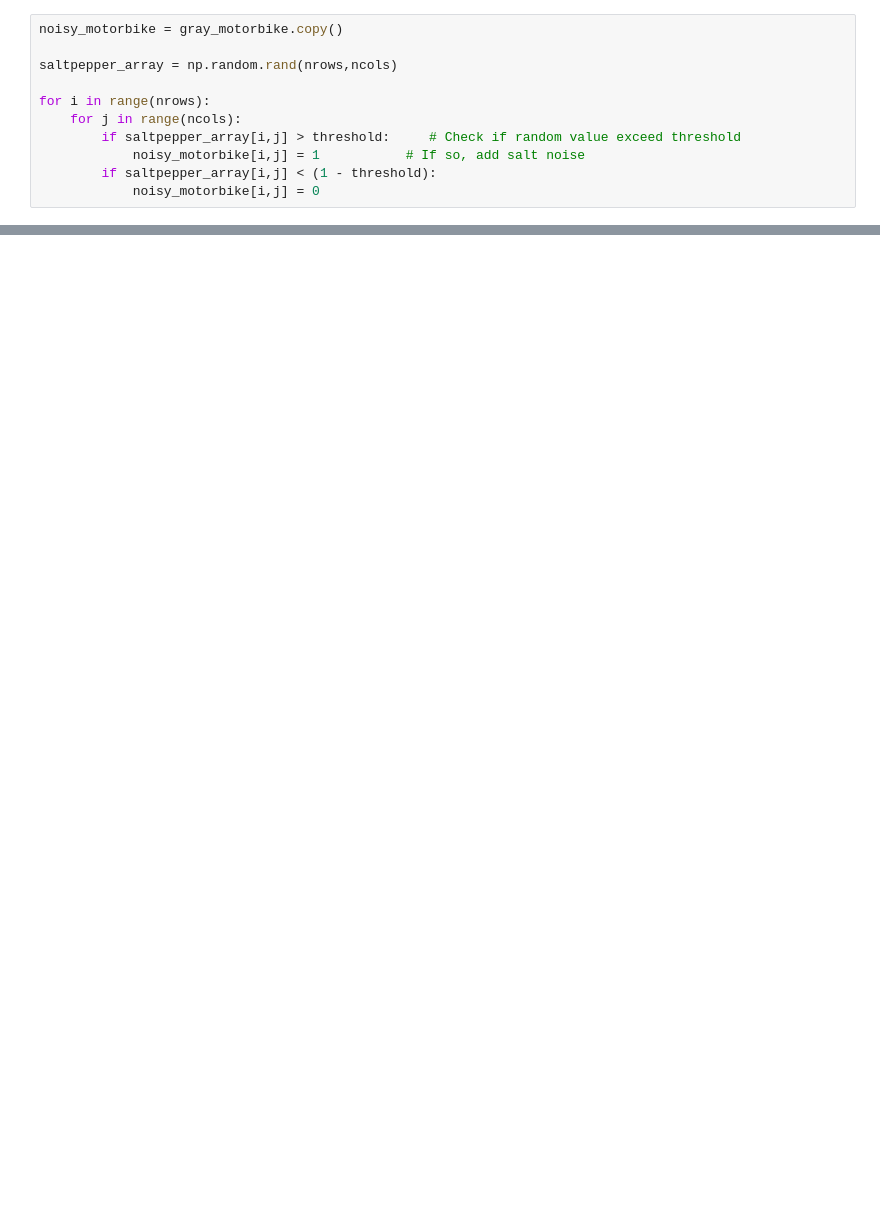
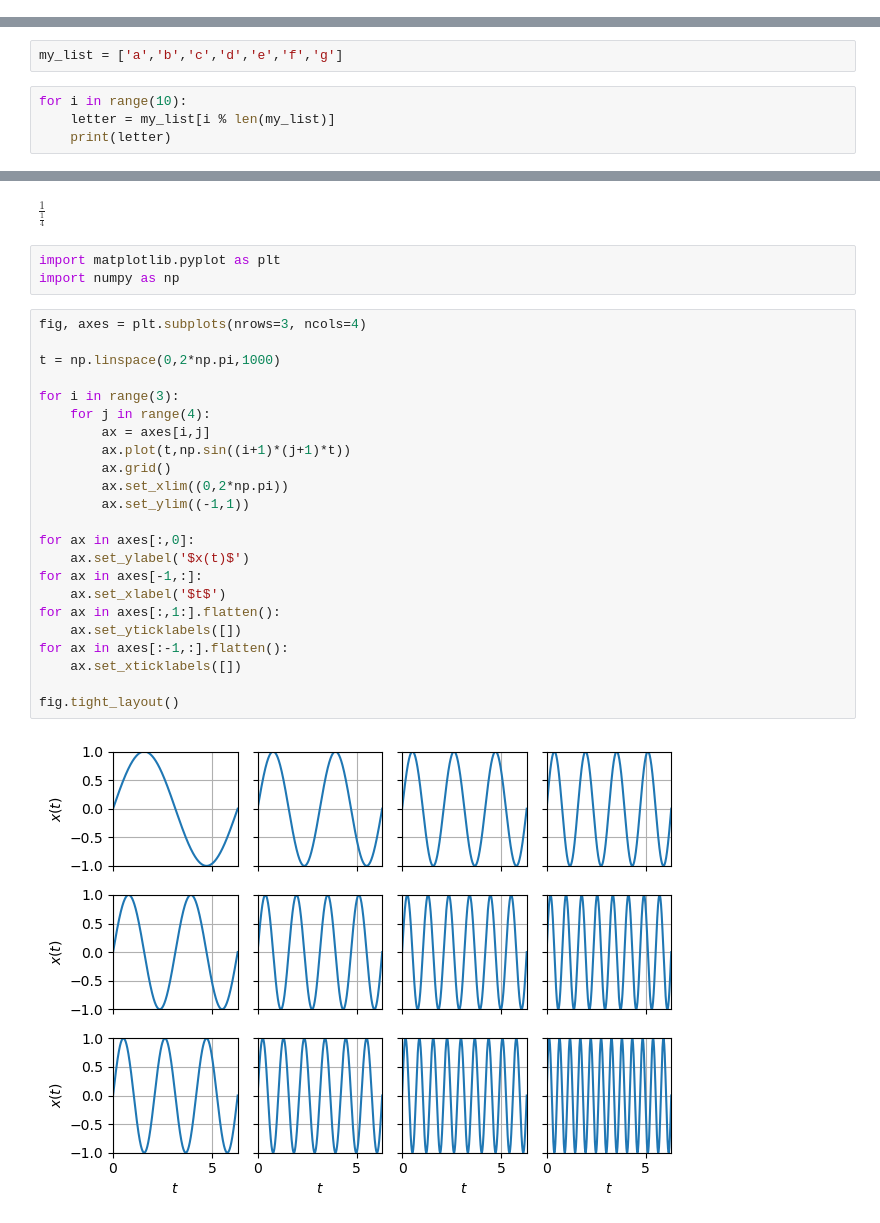
Before and after one commit to jllottes/jllottes.github.io, a Jupyter notebook: _static/weekly_notebooks/week09_notebook.ipynb, the cells around one changed output, grey strips where cells are left out. Saved outputs shown, nothing was run; the diff lists cells and outputs as text; blank space fills up the shorter version.

```diff
--- a/_static/weekly_notebooks/week09_notebook.ipynb
+++ b/_static/weekly_notebooks/week09_notebook.ipynb
@@ -446,11 +0,0 @@ One problem with the above approach is that it favors pepper noise over salt noi
-# %%
-noisy_motorbike = gray_motorbike.copy()
-
-saltpepper_array = np.random.rand(nrows,ncols)
-
-for i in range(nrows):
-    for j in range(ncols):
-        if saltpepper_array[i,j] > threshold:     # Check if random value exceed threshold
-            noisy_motorbike[i,j] = 1           # If so, add salt noise
-        if saltpepper_array[i,j] < (1 - threshold):
-            noisy_motorbike[i,j] = 0
@@ -465,0 +25,6 @@ In the above code, we've used nested `for` loops to go pixel-by-pixel and check
+# %%
+my_list = ['a','b','c','d','e','f','g']
+# %%
+for i in range(10):
+    letter = my_list[i % len(my_list)]
+    print(letter)
@@ -465,0 +70,30 @@ In the above code, we've used nested `for` loops to go pixel-by-pixel and check
+# %% [markdown]
+$\frac{1}{\frac{1}{4}}$
+# %%
+import matplotlib.pyplot as plt
+import numpy as np
+# %%
+fig, axes = plt.subplots(nrows=3, ncols=4)
+
+t = np.linspace(0,2*np.pi,1000)
+
+for i in range(3):
+    for j in range(4):
+        ax = axes[i,j]
+        ax.plot(t,np.sin((i+1)*(j+1)*t))
+        ax.grid()
+        ax.set_xlim((0,2*np.pi))
+        ax.set_ylim((-1,1))
+
+for ax in axes[:,0]:
+    ax.set_ylabel('$x(t)$')
+for ax in axes[-1,:]:
+    ax.set_xlabel('$t$')
+for ax in axes[:,1:].flatten():
+    ax.set_yticklabels([])
+for ax in axes[:-1,:].flatten():
+    ax.set_xticklabels([])
+
+fig.tight_layout()
+# %% [output]
+[figure, added]
```
Also changed, not shown: parts of 134 cells of this notebook, 9 other files.
